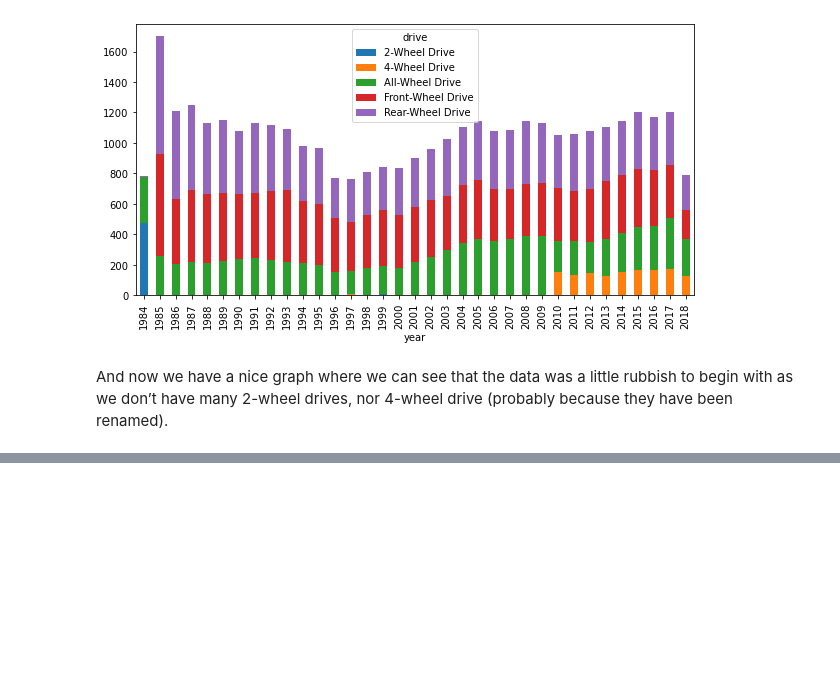
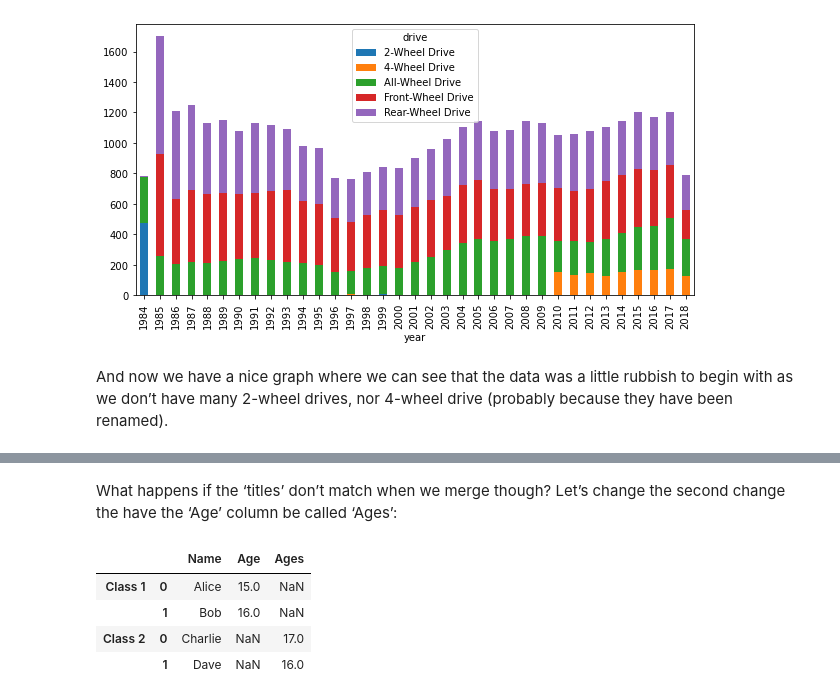
Before and after one commit to Aidan23Smith/Starting-with-Python, a Jupyter notebook: Python Basics.ipynb, the cells around one changed output, grey strips where cells are left out. Saved outputs shown, nothing was run; the diff lists cells and outputs as text; code cells hidden in the pictures; blank space fills up the shorter version.

```diff
--- a/Python Basics.ipynb
+++ b/Python Basics.ipynb
@@ -1320,0 +1367,11 @@ And now we have a nice graph where we can see that the data was a little rubbish
+# %% [markdown]
+What happens if the ‘titles’ don’t match when we merge though? Let’s change the second change the have the ‘Age’ column be called ‘Ages’:
+# %%
+class2 = pd.DataFrame({'Name': ['Charlie', 'Dave'], 'Ages': [17, 16]})
+pd.concat([class1, class2], keys = ['Class 1', 'Class 2'])
+# %% [output]
+|  |  | Name | Age | Ages |
+| Class 1 | 0 | Alice | 15.0 | NaN |
+|  | 1 | Bob | 16.0 | NaN |
+| Class 2 | 0 | Charlie | NaN | 17.0 |
+|  | 1 | Dave | NaN | 16.0 |
```
Also changed, not shown: parts of 36 cells of this notebook.
